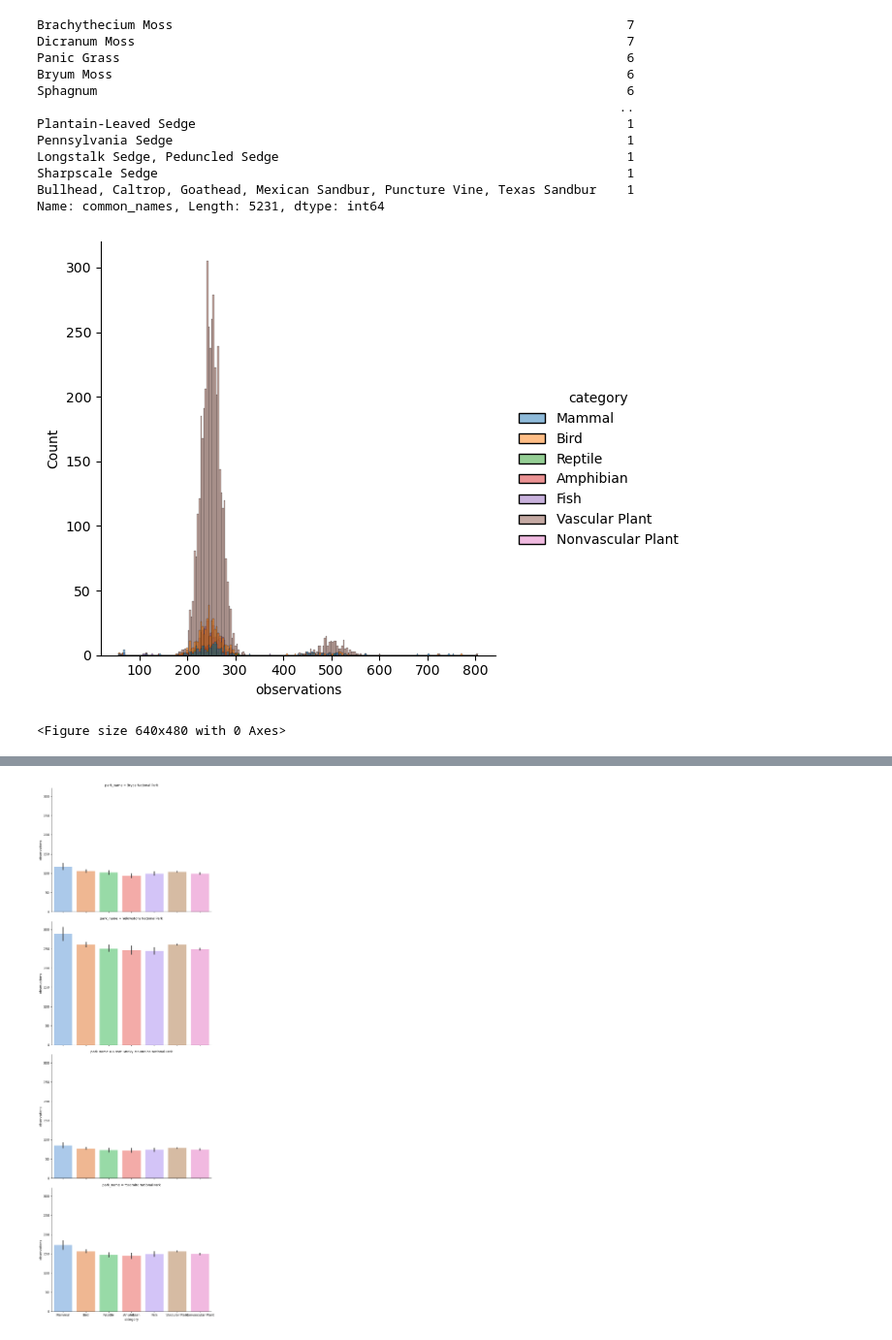
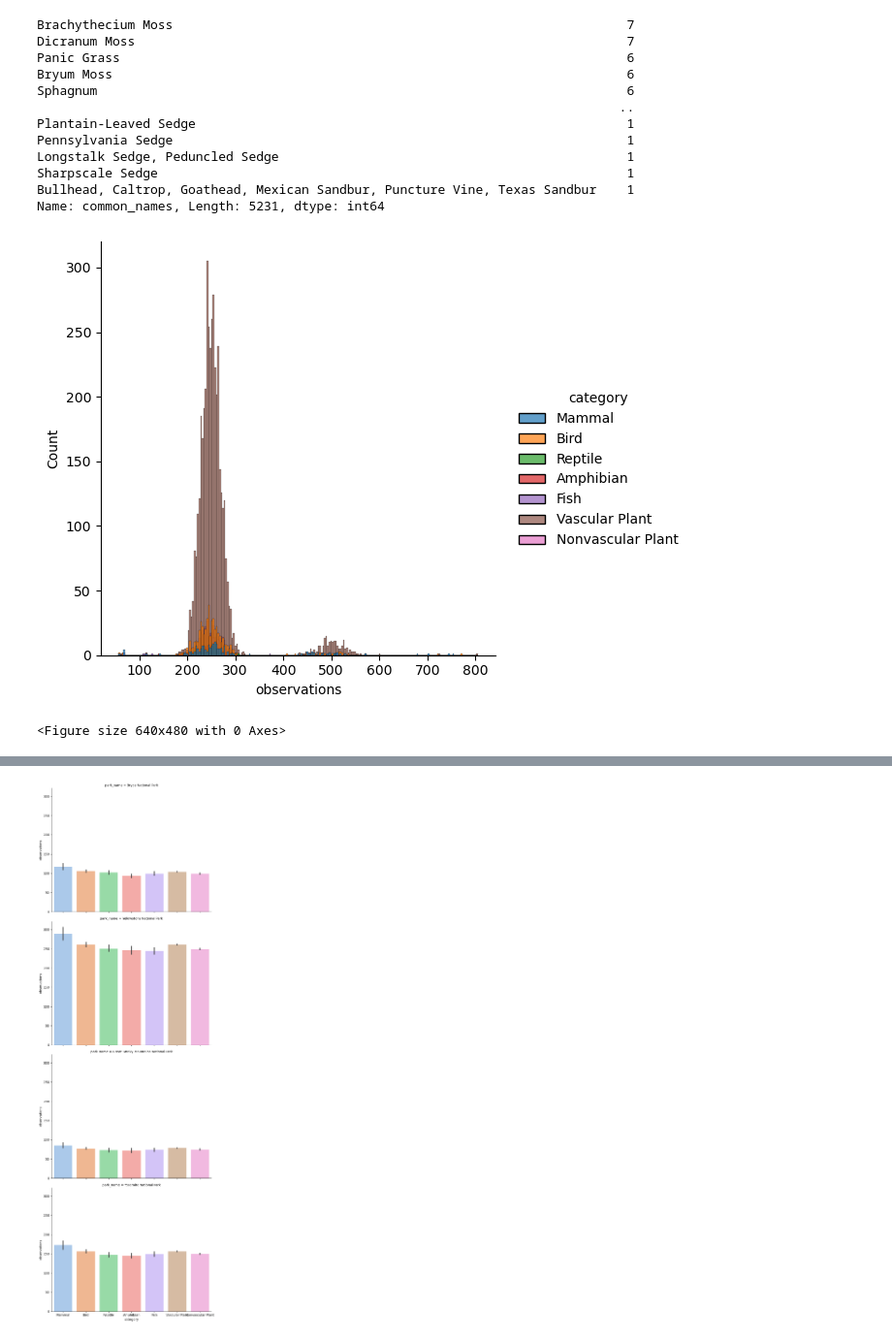
Before and after one commit to cacaprog/learning-projects, a Jupyter notebook: biodiversity/biodiversity.ipynb, the cells around one changed output, grey strips where cells are left out. Shown at 97% size. Drawn from its saved outputs; the diff is of its cells as text; code cells hidden in the pictures.

```diff
--- a/biodiversity/biodiversity.ipynb
+++ b/biodiversity/biodiversity.ipynb
@@ -748,11 +839,11 @@ Sharpscale Sedge                                                              1
 Bullhead, Caltrop, Goathead, Mexican Sandbur, Puncture Vine, Texas Sandbur    1
 Name: common_names, Length: 5231, dtype: int64
 # %%
-sns.displot(data=yellowstone_park, x='observations', hue='category', alpha=0.5)
+sns.displot(data=yellowstone_park, x='observations', hue='category', alpha=0.7)
 plt.show()
 plt.clf()
 # %% [output]
-[figure, old version]
+[figure, new version]
 <Figure size 640x480 with 0 Axes>
 # %%
 sns.catplot(data=yellowstone_park, x='category', y='observations')
```
Also changed, not shown: parts of 12 cells of this notebook, 34 other files.
